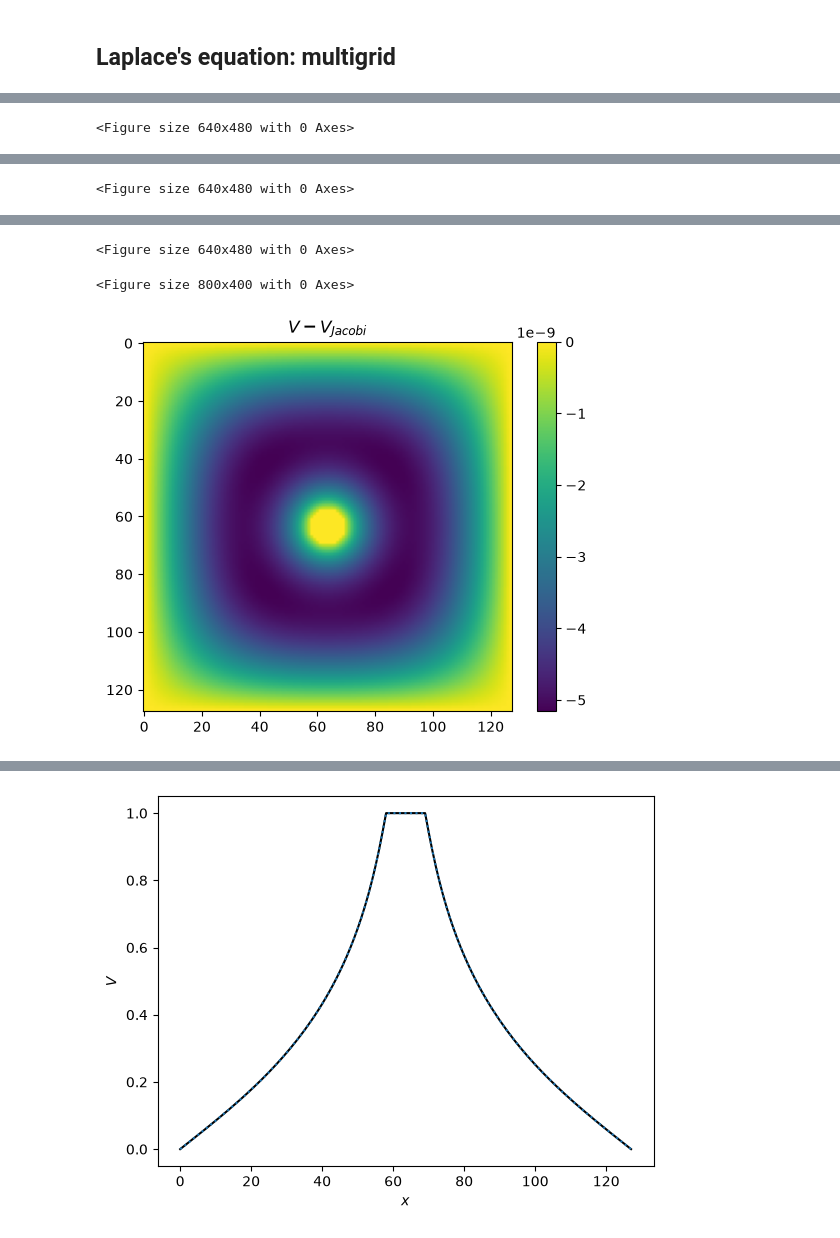
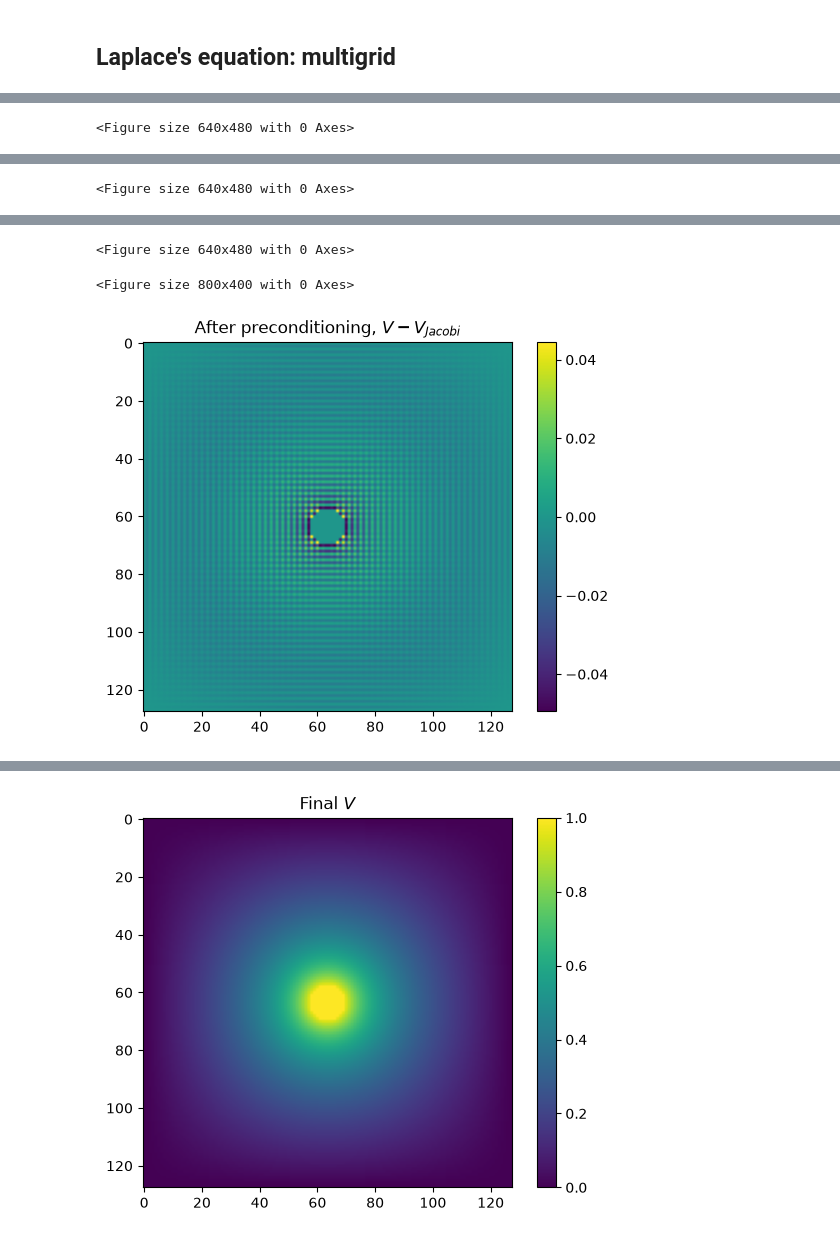
Before and after one commit to andrewcumming/phys512, a Jupyter notebook: solutions_bvp.ipynb, the cells around one changed output, grey strips where cells are left out. Saved outputs shown, nothing was run; the diff lists cells and outputs as text; code cells hidden in the pictures.

```diff
--- a/solutions_bvp.ipynb
+++ b/solutions_bvp.ipynb
@@ -21,12 +21,14 @@ def derivs(x, y, omega):
     return dfdx, dgdx
 
 def do_integration(omega):
-    result = scipy.integrate.solve_ivp(derivs, (1e-5,1), (0,1), dense_output=True, args=(omega,), atol=1e-8, rtol=1e-8)
+    result = scipy.integrate.solve_ivp(derivs, (0,1), (0,1),
+                dense_output=True, args=(omega,), atol=1e-8, rtol=1e-8)
     return result.y[0,-1]
 
 fig = plt.figure(figsize = (6,10))
 
-# We'll take advantage of the known frequencies for this case to define the search windows
+# We'll take advantage of the known frequencies for this case
+# to define the search windows
 oms = np.pi * np.array((1,2,3,4,5,6))
 num = len(oms)
 
@@ -34,7 +36,10 @@ for i, om in enumerate(oms):
     # search within 10% of the analytic frequency
     omega = scipy.optimize.brentq(do_integration, 0.9*om, 1.1*om)
 
-    result = scipy.integrate.solve_ivp(derivs, (1e-5,1), (0,1), dense_output=True, args=(omega,), atol=1e-8, rtol=1e-8)
+    # once we have the frequency from the root find, redo the integration
+    # to get the eigenfunction
+    result = scipy.integrate.solve_ivp(derivs, (1e-5,1), (0,1),
+                dense_output=True, args=(omega,), atol=1e-8, rtol=1e-8)
     x = result.t
     f = result.y[0]
 
@@ -234,20 +378,21 @@ def set_bcs(n):
 
 def laplace(mask, bc, niter, V, make_plot=True):
     # implements the Jacobi method to solve Laplace's equation
+    V = V.copy()
 
     # keep track of how much V changes from one iteration to the next
     deltaV = np.zeros(niter)
 
     t0 = time.time()
     for i in range(niter):
+
         # Jacobi update
-        Vnew = V + 0.25 * (np.roll(V,1,0) + np.roll(V,-1,0) +
-                       np.roll(V,1,1) + np.roll(V,-1,1) - 4*V)
+        Vnew = 0.25 * (np.roll(V,1,0) + np.roll(V,-1,0) +
+                       np.roll(V,1,1) + np.roll(V,-1,1))
         # Now reapply the boundary conditions
         Vnew[mask] = bc[mask]
         # Store how much V changed this iteration
         deltaV[i] = np.max(np.abs(Vnew-V))
-
         V = Vnew
 
         if (i+1)%1000 == 0 and make_plot:
@@ -354,9 +499,11 @@ def plot_matrices(A, titles=[], nmax=4):
 # Solve Laplace's equation with a multigrid method
 n = 128
 mask, bc = set_bcs(n)
-
 # Initial guess for the potential
 V0 = np.ones_like(bc) * 0.5
+
+# First do Jacobi
+V_jacobi, deltaV_jacobi = laplace(mask, bc, 2*n*n, V0, make_plot=False)
 
 # First go down in resolution from fine to coarse
 # and calculate the smoothed bc, mask and V arrays at each step
@@ -376,6 +523,17 @@ for i in range(npass,0,-1):
     print('n = %d, Delta V = %lg' % (n0, deltaV[-1],))
     Vs[i-1] = upres(Vs[i])
 
+# Plot the V arrays for each stage
+titles = ["%d" % (V.shape[0],) for V in Vs]
+plot_matrices(Vs[::-1], nmax = 2, titles=titles[::-1])
+
+
+plt.clf()
+plt.title(r'After preconditioning, $V-V_{Jacobi}$')
+plt.imshow(Vs[0]-V_jacobi)
+plt.colorbar()
+plt.show()
+
 # Run the final grid for 2*n*n interations so that we can see how it converges
 # now that the solution has been preconditioned
 n0 = bcs[0].shape[0]
@@ -383,8 +541,11 @@ nn = 2*n0*n0
 Vs[0], deltaV = laplace(masks[0], bcs[0], nn, Vs[0], make_plot=False)
 print('n = %d, Delta V = %lg' % (n0, deltaV[-1],))
 
-titles = ["%d" % (V.shape[0],) for V in Vs]
-plot_matrices(Vs[::-1], nmax = 2, titles=titles[::-1])
+plt.clf()
+plt.title(r'Final $V$')
+plt.imshow(Vs[0])
+plt.colorbar()
+plt.show()
 
 plt.clf()
 plt.title(r'$V-V_{Jacobi}$')
@@ -419,7 +579,7 @@ n = 128, Delta V = 5.16809e-14
 <Figure size 640x480 with 0 Axes>
 [figure]
 <Figure size 640x480 with 0 Axes>
 [figure]
 <Figure size 640x480 with 0 Axes>
 <Figure size 800x400 with 0 Axes>
-[figure, old version]
+[figure, new version]
@@ -426 +588 @@ n = 128, Delta V = 5.16809e-14
-[figure, old version]
+[figure, new version]
```
Also changed, not shown: parts of 13 cells of this notebook.
